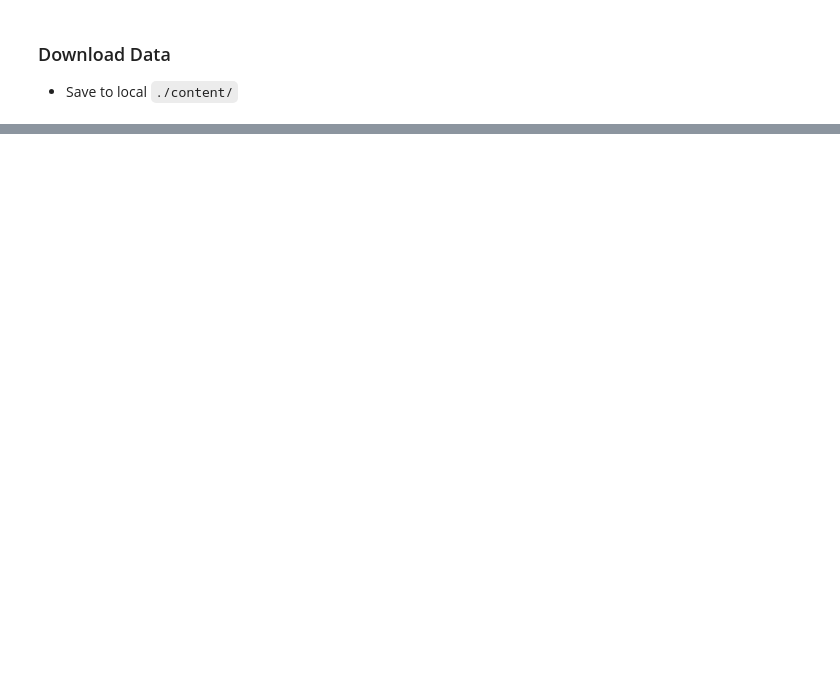
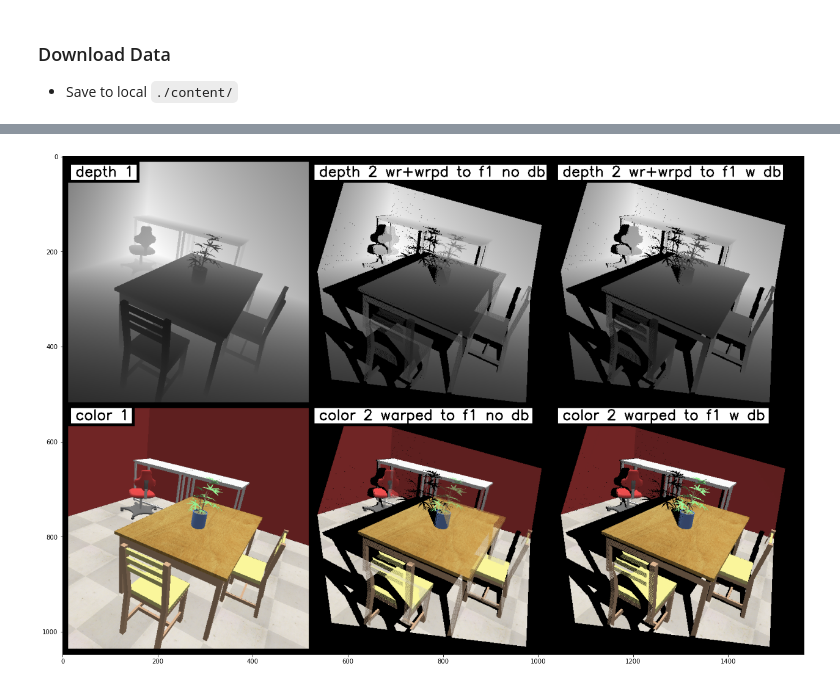
Before and after one commit to lukexyz/ivy_notebooks, a Jupyter notebook: notebooks/00_ivy_vision.ipynb, the cells around one changed output, grey strips where cells are left out. Drawn from its saved outputs; the diff is of its cells as text; code cells hidden in the pictures; blank space fills up the shorter version.

```diff
--- a/notebooks/00_ivy_vision.ipynb
+++ b/notebooks/00_ivy_vision.ipynb
@@ -348,0 +451,22 @@ ImportError: module ivy.tensorflow not in sys.modules
+# %%
+# Forward warp rendering
+ds_pixel_coords1_proj = ivy_vision.ds_pixel_to_ds_pixel_coords(
+    ds_pixel_coords2, ivy.inv(cam1to2_full_mat_homo)[..., 0:3, :])
+depth1_proj = ds_pixel_coords1_proj[..., -1:]
+ds_pixel_coords1_proj = ds_pixel_coords1_proj[..., 0:2] / depth1_proj
+features_to_render = ivy.concatenate((depth1_proj, color2), -1)
+# %%
+# without depth buffer
+f1_forward_warp_no_db, _, _ = ivy_vision.quantize_to_image(
+    ivy.reshape(ds_pixel_coords1_proj, (-1, 2)), img_dims, ivy.reshape(features_to_render, (-1, 4)),
+    ivy.zeros_like(features_to_render), with_db=False)
+# %%
+# With depth buffer
+f1_forward_warp_w_db, _, _ = ivy_vision.quantize_to_image(
+    ivy.reshape(ds_pixel_coords1_proj, (-1, 2)), img_dims, ivy.reshape(features_to_render, (-1, 4)),
+    ivy.zeros_like(features_to_render), with_db=False if ivy.get_framework() == 'mxnet' else True)
+# %%
+# Show
+show_forward_warped_images(depth1, color1, f1_forward_warp_no_db, f1_forward_warp_w_db, depth_limits)
+# %% [output]
+[figure, added]
```
Also changed, not shown: parts of 27 cells of this notebook.
